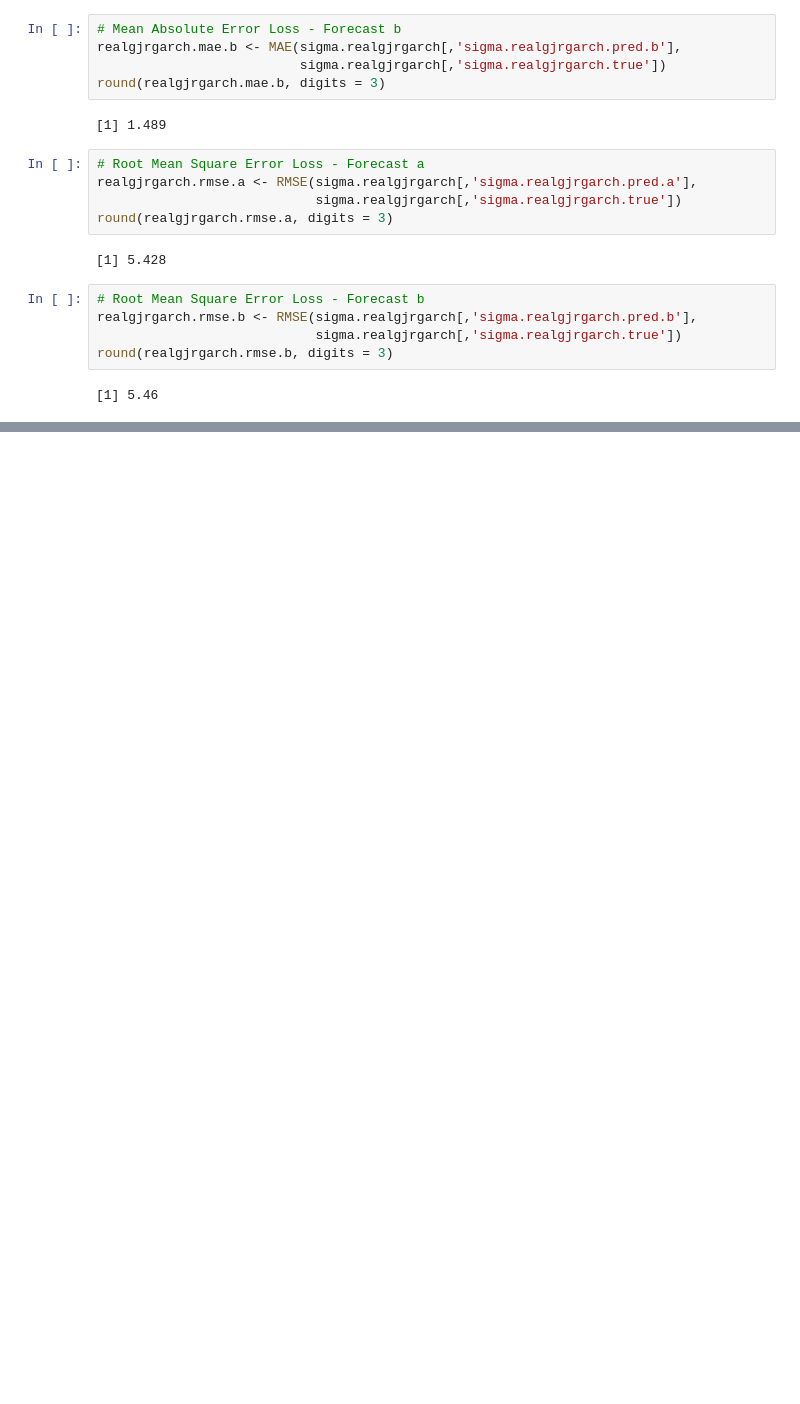
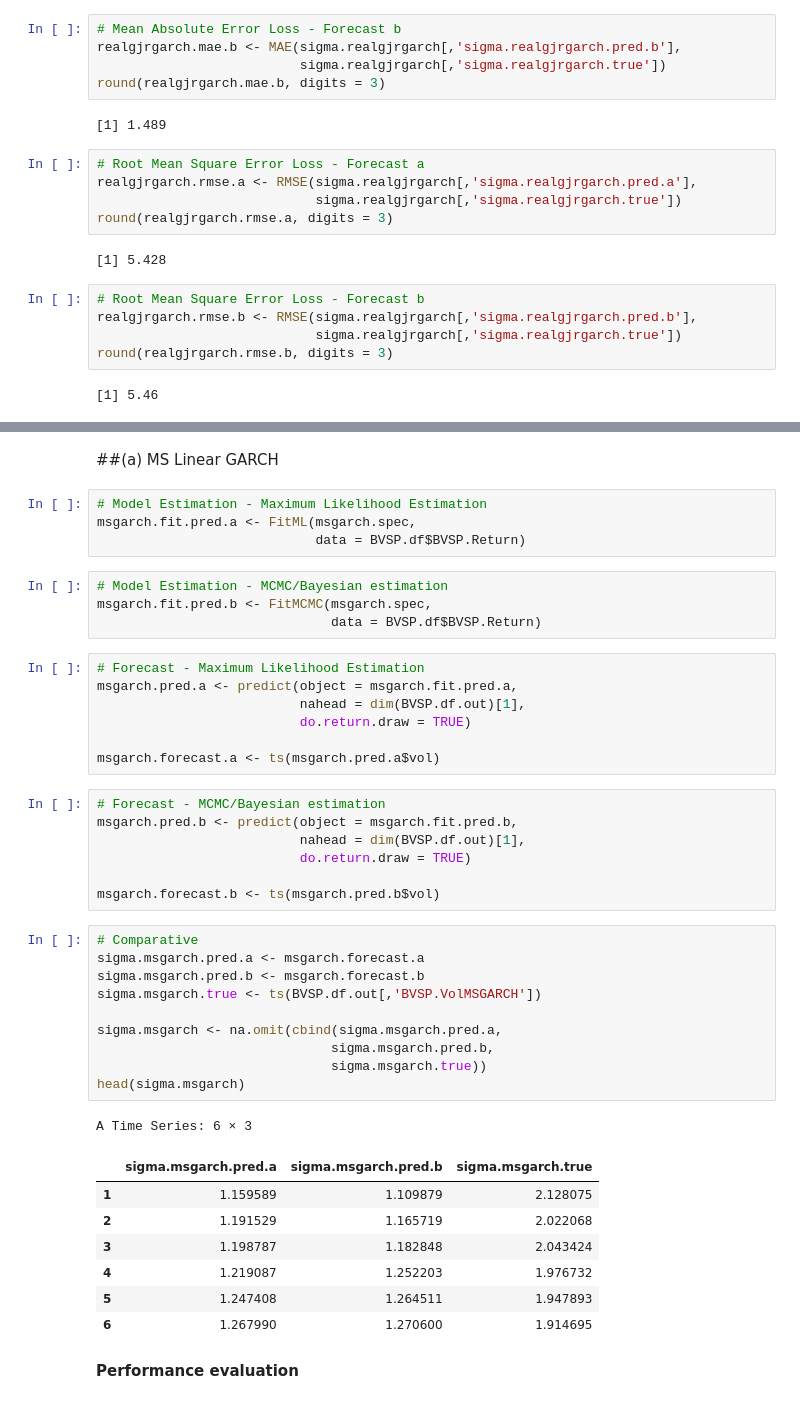
Before and after one commit to cristianegea/GARCH-models, a Jupyter notebook: GARCH_Brazil.ipynb, the cells around one changed output, grey strips where cells are left out. Drawn from its saved outputs; the diff is of its cells as text; blank space fills up the shorter version.

```diff
--- a/GARCH_Brazil.ipynb
+++ b/GARCH_Brazil.ipynb
@@ -2162,0 +2163,45 @@ Signif. codes:  0 ‘***’ 0.001 ‘**’ 0.01 ‘*’ 0.05 ‘.’ 0.1 ‘ ’
+# %% [markdown]
+##(a) MS Linear GARCH
+# %%
+# Model Estimation - Maximum Likelihood Estimation
+msgarch.fit.pred.a <- FitML(msgarch.spec,
+                            data = BVSP.df$BVSP.Return)
+# %%
+# Model Estimation - MCMC/Bayesian estimation
+msgarch.fit.pred.b <- FitMCMC(msgarch.spec,
+                              data = BVSP.df$BVSP.Return)
+# %%
+# Forecast - Maximum Likelihood Estimation
+msgarch.pred.a <- predict(object = msgarch.fit.pred.a,
+                          nahead = dim(BVSP.df.out)[1],
+                          do.return.draw = TRUE)
+
+msgarch.forecast.a <- ts(msgarch.pred.a$vol)
+# %%
+# Forecast - MCMC/Bayesian estimation
+msgarch.pred.b <- predict(object = msgarch.fit.pred.b,
+                          nahead = dim(BVSP.df.out)[1],
+                          do.return.draw = TRUE)
+
+msgarch.forecast.b <- ts(msgarch.pred.b$vol)
+# %%
+# Comparative
+sigma.msgarch.pred.a <- msgarch.forecast.a
+sigma.msgarch.pred.b <- msgarch.forecast.b
+sigma.msgarch.true <- ts(BVSP.df.out[,'BVSP.VolMSGARCH'])
+
+sigma.msgarch <- na.omit(cbind(sigma.msgarch.pred.a,
+                              sigma.msgarch.pred.b,
+                              sigma.msgarch.true))
+head(sigma.msgarch)
+# %% [output]
+A Time Series: 6 × 3
+|  | sigma.msgarch.pred.a | sigma.msgarch.pred.b | sigma.msgarch.true |
+| 1 | 1.159589 | 1.109879 | 2.128075 |
+| 2 | 1.191529 | 1.165719 | 2.022068 |
+| 3 | 1.198787 | 1.182848 | 2.043424 |
+| 4 | 1.219087 | 1.252203 | 1.976732 |
+| 5 | 1.247408 | 1.264511 | 1.947893 |
+| 6 | 1.267990 | 1.270600 | 1.914695 |
+# %% [markdown]
+**Performance evaluation**
```
Also changed, not shown: parts of 92 cells of this notebook.
